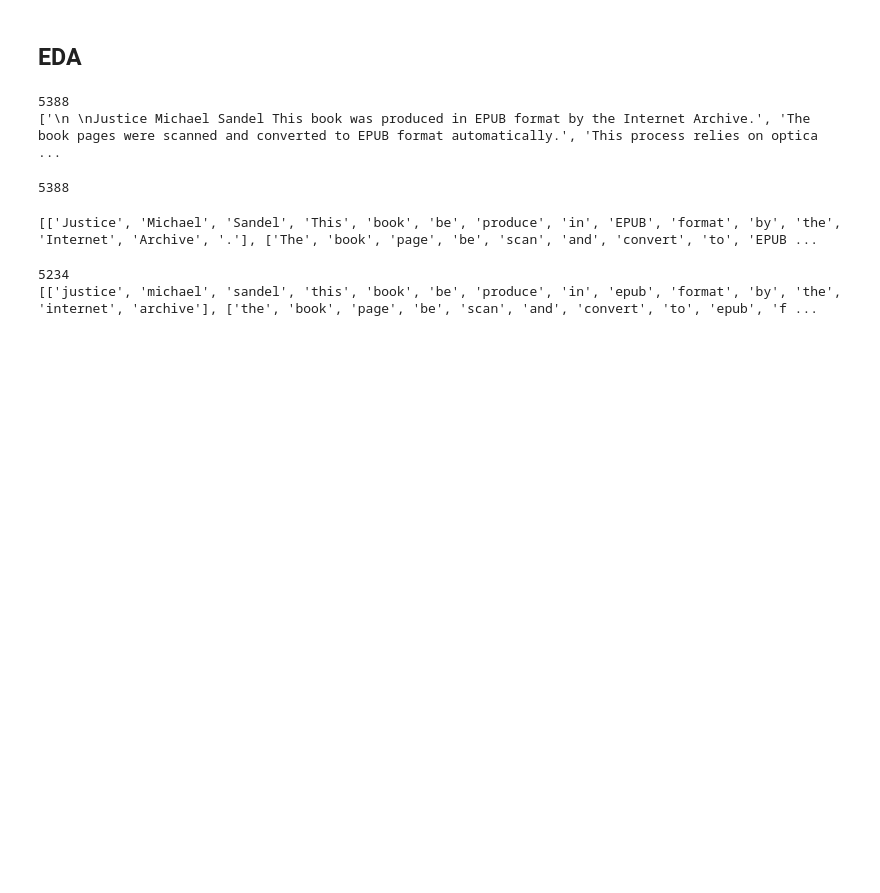
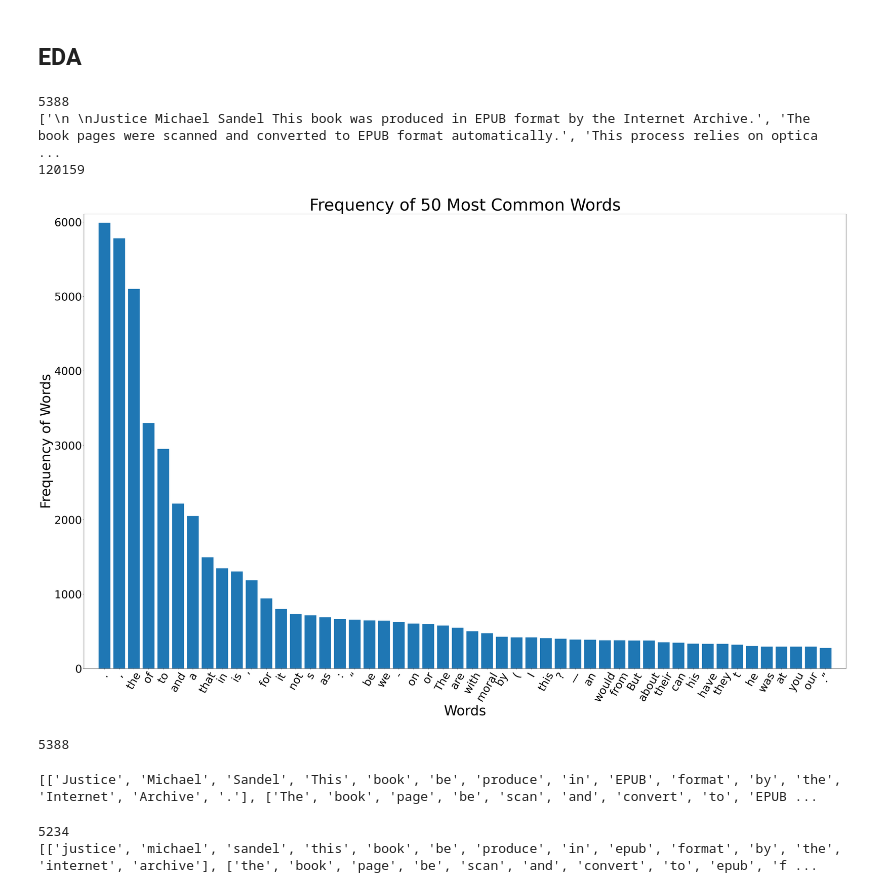
Before and after one commit to wyf114/text-mining-project, a Jupyter notebook: dataset.ipynb, the cells around one changed output. Saved outputs shown, nothing was run; the diff lists cells and outputs as text; code cells hidden in the pictures; blank space fills up the shorter version.

```diff
--- a/dataset.ipynb
+++ b/dataset.ipynb
@@ -31,9 +32,30 @@ with open("text_converter/test.txt", "r") as file:
 sentences = nltk.sent_tokenize(text)
 print(len(sentences))
 print(sentences[:10])
+
+corpus = PlaintextCorpusReader('text_converter', '.+\.txt')
+#doc = [corpus.words(f) for f in corpus.fileids()] #Take all files
+doc = corpus.words('test.txt')
+print(len(doc))
 # %% [output]
 5388
 ['\n \nJustice Michael Sandel This book was produced in EPUB format by the Internet Archive.', 'The book pages were scanned and converted to EPUB format automatically.', 'This process relies on optica ...
+120159
+# %%
+fdist_doc = FreqDist(doc).most_common(50)
+# print(fdist_justice.most_common(20))
+x, y = zip(*fdist_doc)
+plt.figure(figsize=(50,30))
+plt.margins(0.02)
+plt.bar(x, y)
+plt.xlabel('Words', fontsize=50)
+plt.ylabel('Frequency of Words', fontsize=50)
+plt.yticks(fontsize=40)
+plt.xticks(rotation=60, fontsize=40)
+plt.title('Frequency of 50 Most Common Words', fontsize=60)
+plt.show()
+# %% [output]
+[figure, added]
 # %%
 # POS + lemming for better lemming performance:
 # The lemmatizer requires the correct POS tag to be accurate,
```
Also changed, not shown: parts of 3 cells of this notebook.
